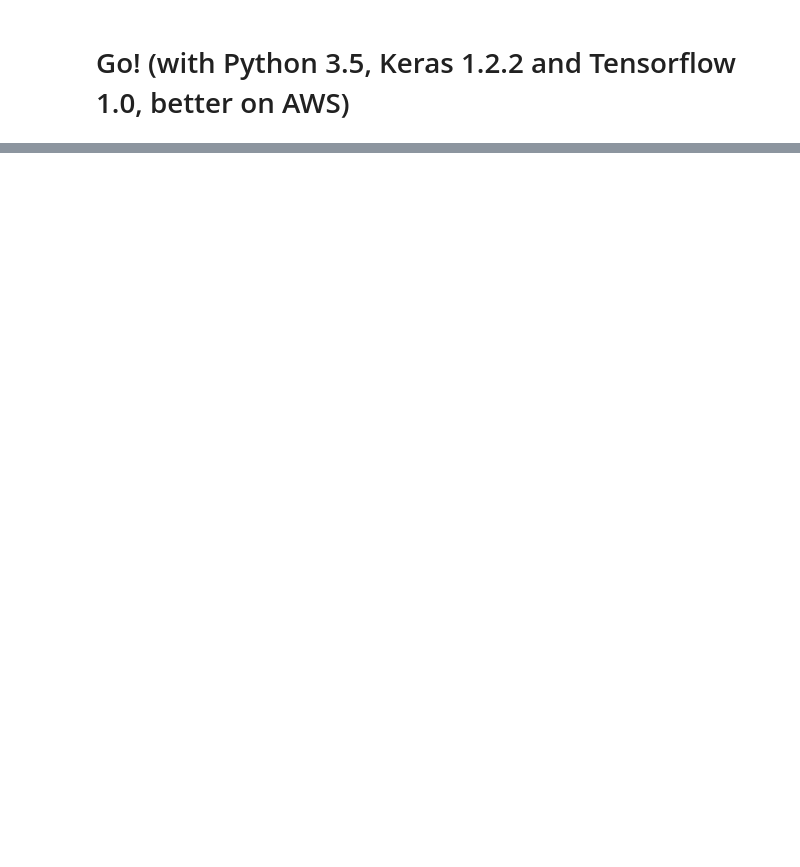
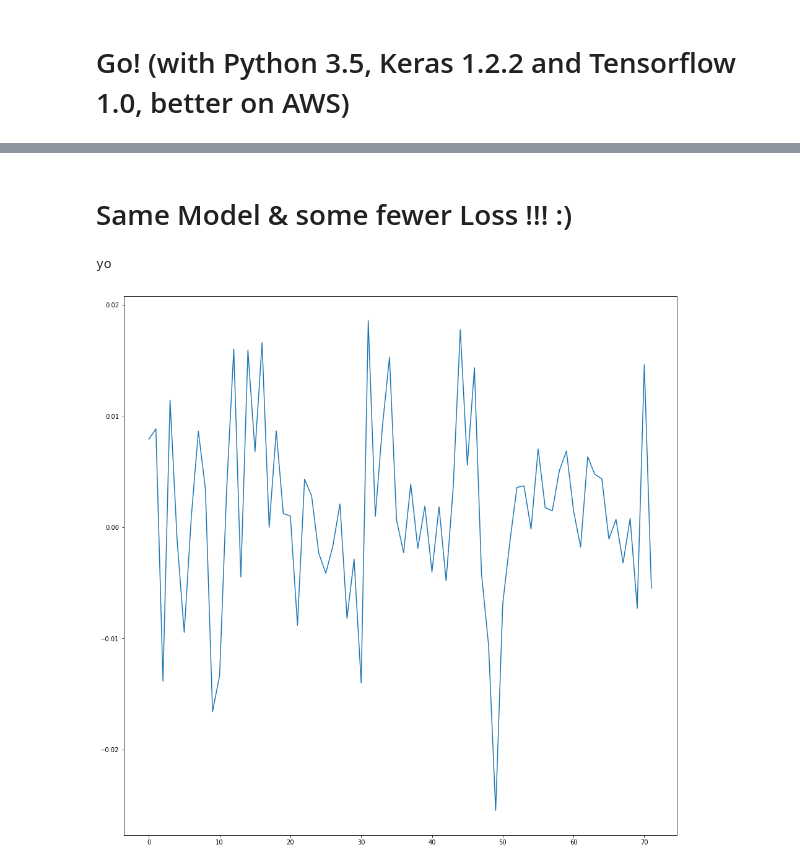
Before and after one commit to JohnnyRisk/datainsights, a Jupyter notebook: stockdemo.ipynb, the cells around one changed output, grey strips where cells are left out. Cells and saved outputs as stored; diff of their text form; code cells hidden in the pictures; blank space fills up the shorter version.

```diff
--- a/stockdemo.ipynb
+++ b/stockdemo.ipynb
@@ -117,23 +119,9 @@ compilation time : 0.05804800987243652
-# %%
-def build_model2(layers):
-        d = 0.2
-        model = Sequential()
-        model.add(LSTM(128, input_shape=(layers[1], layers[0]), return_sequences=True))
-        model.add(Dropout(d))
-        model.add(LSTM(64, input_shape=(layers[1], layers[0]), return_sequences=False))
-        model.add(Dropout(d))
-        model.add(Dense(16,init='uniform',activation='relu'))
-        model.add(Dense(1,init='uniform',activation='linear'))
-        model.compile(loss='mse',optimizer='adam',metrics=['accuracy'])
-        return model
-
-model = build_model2([12,unroll_length,1])
 # %%
+#Step 3 Train the model
 model.fit(
     x_train,
     y_train,
-    batch_size=512,
-    nb_epoch=500,
-    validation_split=0.1,
-    verbose=1)
+    batch_size=3028,
+    nb_epoch=1000,
+    validation_split=0.05)
 # %% [output]
@@ -141,12 +146,9 @@ ValueError: Input arrays should have the same number of samples as target arrays
-# %%
-#Step 3 Train the model
-model.fit(
-    x_train,
-    y_train,
-    batch_size=512,
-    nb_epoch=13,
-    validation_split=0.05)
+# %% [markdown]
+# Same Model & some fewer Loss !!! :)
 # %%
 #Step 4 - Plot the predictions!
-predictions = lstm.predict_sequences_multiple(model, X_test, 50, 50)
+predictions = lstm.predict_sequences_multiple(model, x_test, 50, 50)
 lstm.plot_results_multiple(predictions, y_test, 50)
+# %% [output]
+yo
+[figure, added]
```
Also changed, not shown: parts of 4 cells of this notebook.
